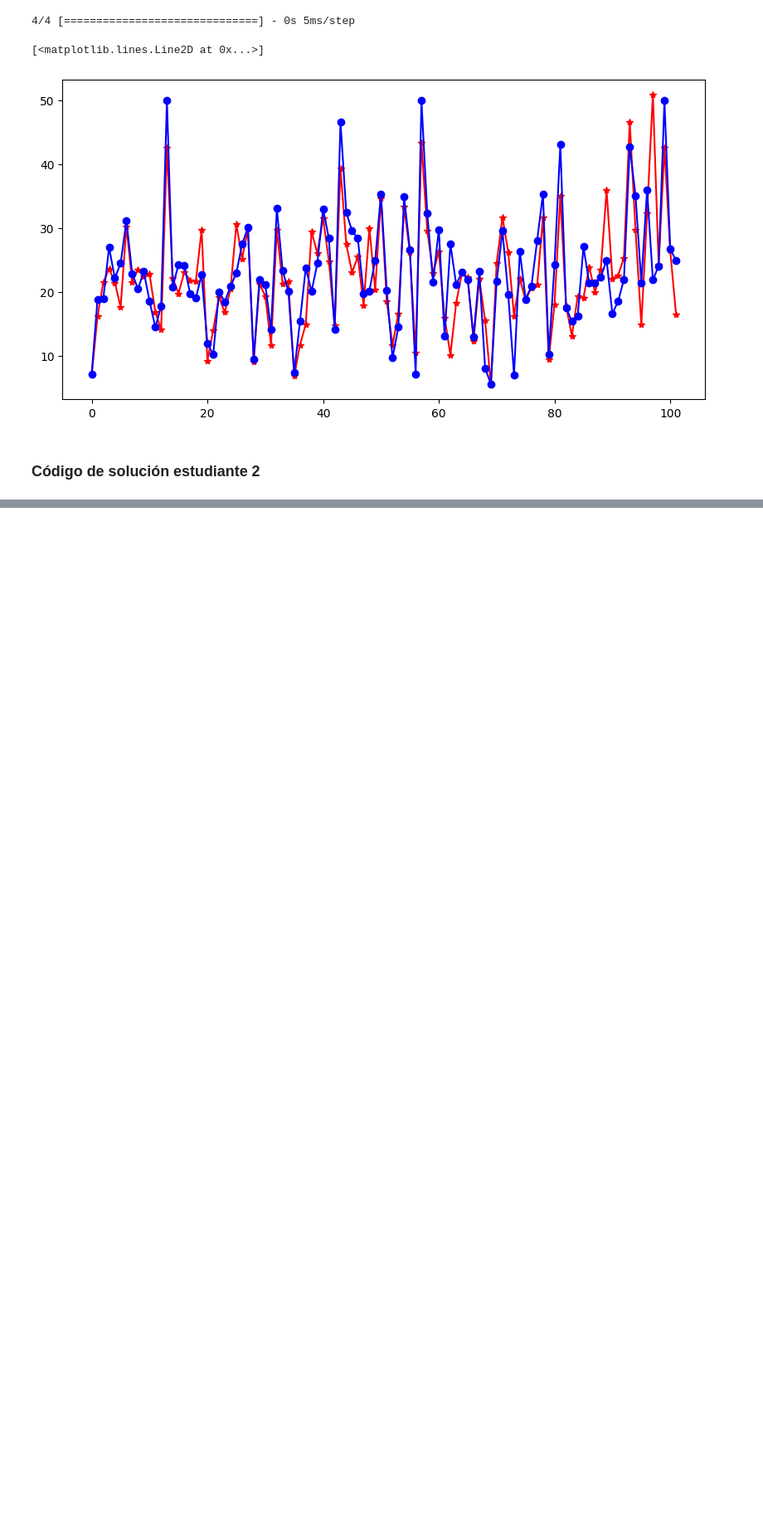
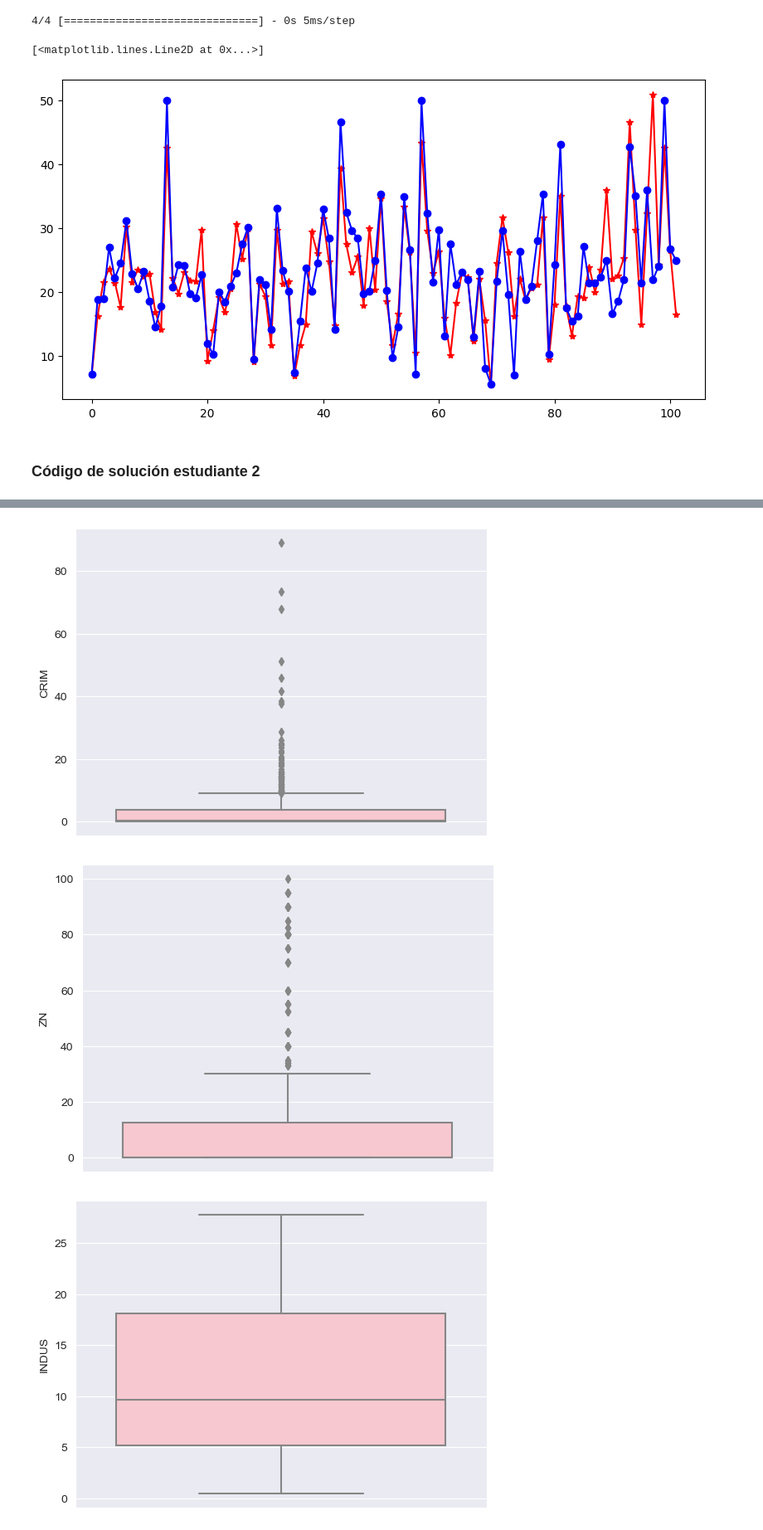
Before and after one commit to hectoroleon/Tarea4_HCOrnelas_CIBarrios, a Jupyter notebook: Tarea_4.ipynb, the cells around one changed output, grey strips where cells are left out. Shown at 83% size. Drawn from its saved outputs; the diff is of its cells as text; code cells hidden in the pictures; blank space fills up the shorter version.

```diff
--- a/Tarea_4.ipynb
+++ b/Tarea_4.ipynb
@@ -417,0 +490,8 @@ plt.plot(test_labels, 'bo-', label='test labels')
+# %%
+for column in df.columns:
+    sn.boxplot(y=df[column], color = 'pink')
+    plt.show()
+# %% [output]
+[figure, added]
+[figure, added]
+[figure, added]
```
Also changed, not shown: parts of 46 cells of this notebook.
